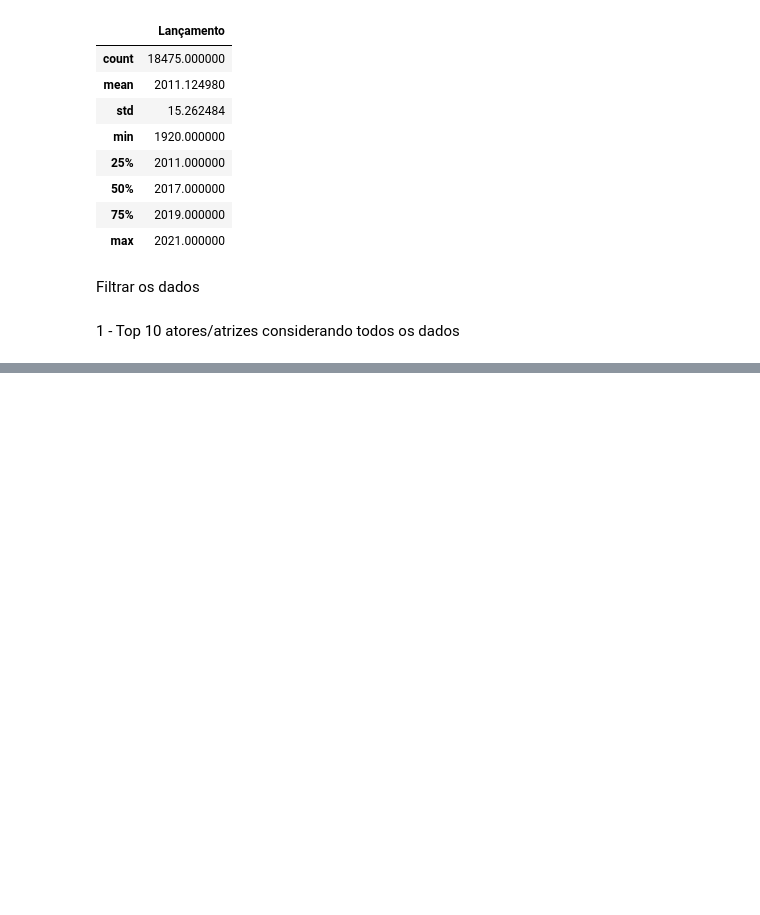
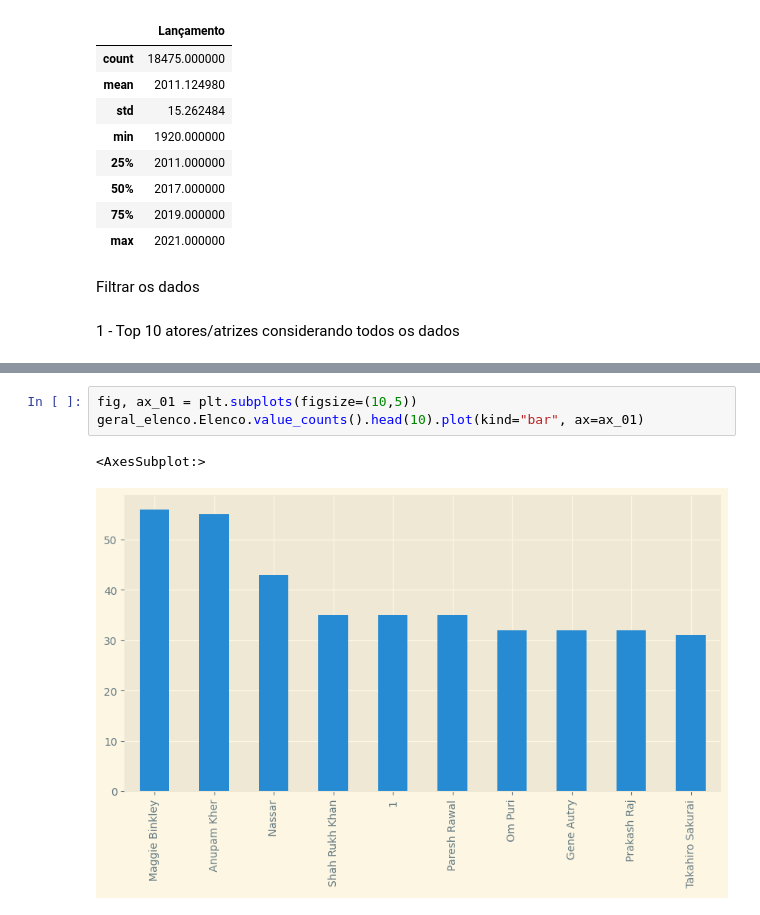
Before and after one commit to klebergeo/challenge, a Jupyter notebook: data/Desafio.ipynb, the cells around one changed output, grey strips where cells are left out. Cells and saved outputs as stored; diff of their text form; blank space fills up the shorter version.

```diff
--- a/data/Desafio.ipynb
+++ b/data/Desafio.ipynb
@@ -190 +197,7 @@ Gene Autry           32
 Name: Elenco, dtype: int64
+# %%
+fig, ax_01 = plt.subplots(figsize=(10,5))
+geral_elenco.Elenco.value_counts().head(10).plot(kind="bar", ax=ax_01)
+# %% [output]
+<AxesSubplot:>
+[figure, added]
```
Also changed, not shown: parts of 2 cells of this notebook.
